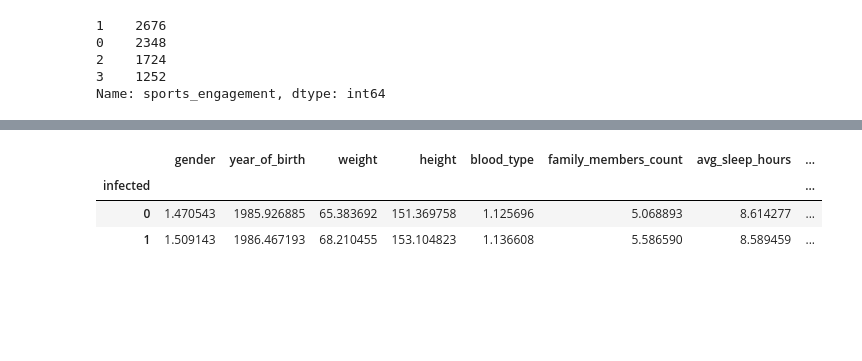
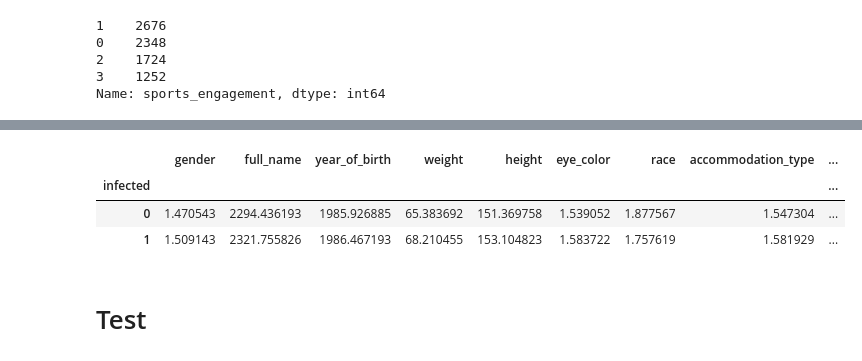
Before and after one commit to duhajarrar/hello-world, a Jupyter notebook: covithon.ipynb, the cells around one changed output, grey strips where cells are left out. Saved outputs shown, nothing was run; the diff lists cells and outputs as text; code cells hidden in the pictures; blank space fills up the shorter version.

```diff
--- a/covithon.ipynb
+++ b/covithon.ipynb
@@ -222,0 +360,3 @@ Name: sports_engagement, dtype: int64
+# %%
+tr['favorite_color']=tr['favorite_color'].map({'blue':1,'green':2,'purple':3,'red':4,'yellow':5,'orange':6,'pink':7})
+tr.favorite_color.value_counts()
@@ -222,0 +386,3 @@ Name: sports_engagement, dtype: int64
+# %%
+tr['owned_car_brand']=tr['owned_car_brand'].map({'none':0,'honda':1,'bmw':2,'ford':3,'hyundai':4,'audi':5,'kia':6,'tesla':7,'mitsubishi':8,'other':9})
+tr.owned_car_brand.value_counts()
@@ -242 +420,7 @@ dtypes: float64(3), int64(16), object(10)
 memory usage: 1.8+ MB
+# %%
+#trM=tr
+new=tr['full_name'].str.split(" ", n = 1, expand = True)
+tr['full_name']=new[1]
+trM=tr
+tr.head()
@@ -242,0 +449,7 @@ memory usage: 1.8+ MB
+# %%
+#trM=trM.drop('full_name',axis=1)
+from sklearn.preprocessing import LabelEncoder
+
+lb_make = LabelEncoder()
+trM['full_name'] = lb_make.fit_transform(trM['full_name'])
+trM.full_name.value_counts()
@@ -243,7 +469,9 @@ memory usage: 1.8+ MB
 # %%
-tr.groupby('infected').mean()
+trM.groupby('infected').mean()
 # %% [output]
-|  | gender | year_of_birth | weight | height | blood_type | family_members_count | avg_sleep_hours | ... |
-| infected |  |  |  |  |  |  |  | ... |
-| 0 | 1.470543 | 1985.926885 | 65.383692 | 151.369758 | 1.125696 | 5.068893 | 8.614277 | ... |
-| 1 | 1.509143 | 1986.467193 | 68.210455 | 153.104823 | 1.136608 | 5.586590 | 8.589459 | ... |
+|  | gender | full_name | year_of_birth | weight | height | eye_color | race | accommodation_type | ... |
+| infected |  |  |  |  |  |  |  |  | ... |
+| 0 | 1.470543 | 2294.436193 | 1985.926885 | 65.383692 | 151.369758 | 1.539052 | 1.877567 | 1.547304 | ... |
+| 1 | 1.509143 | 2321.755826 | 1986.467193 | 68.210455 | 153.104823 | 1.583722 | 1.757619 | 1.581929 | ... |
+# %% [markdown]
+# Test
```
Also changed, not shown: parts of 76 cells of this notebook.
